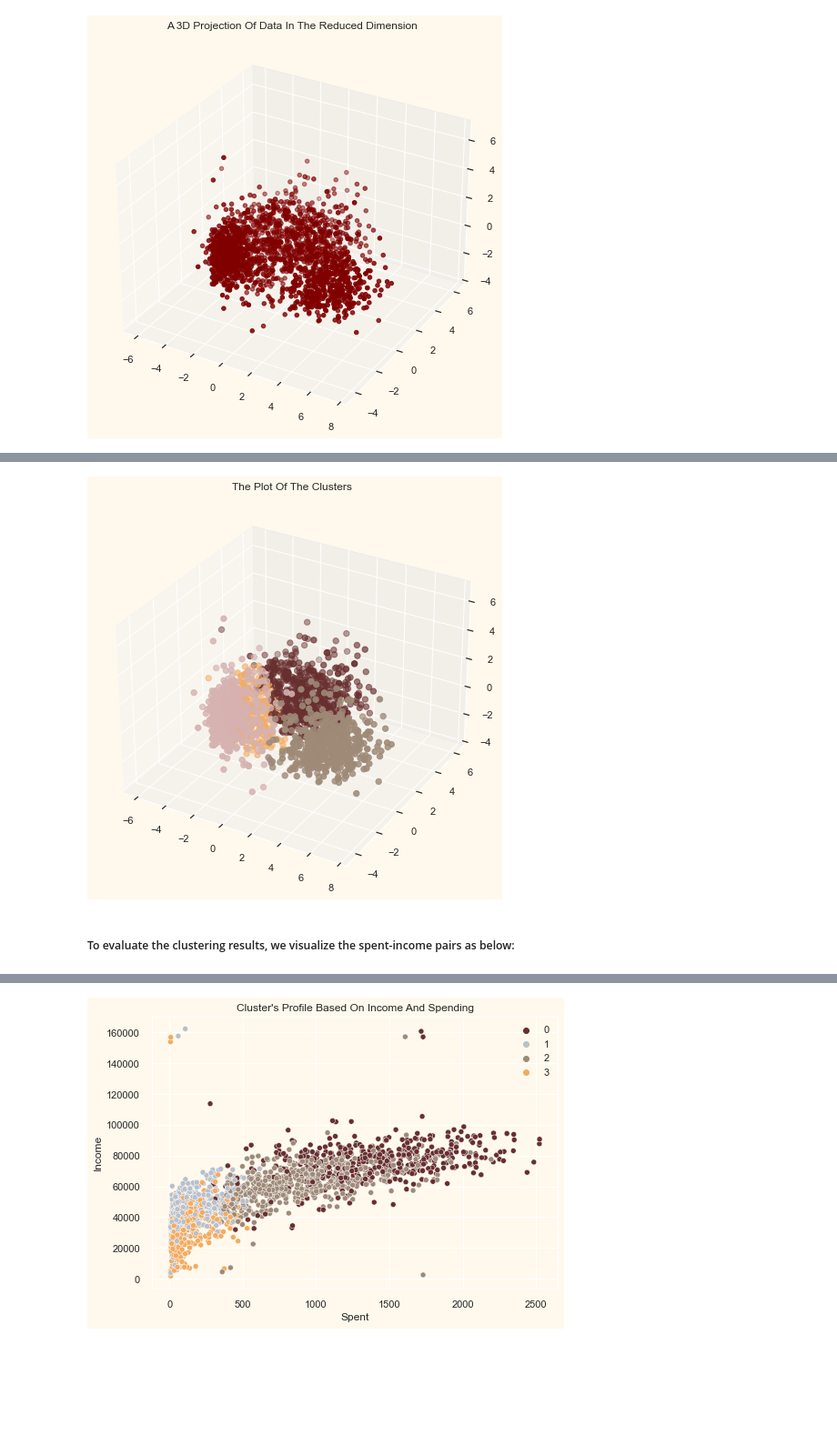
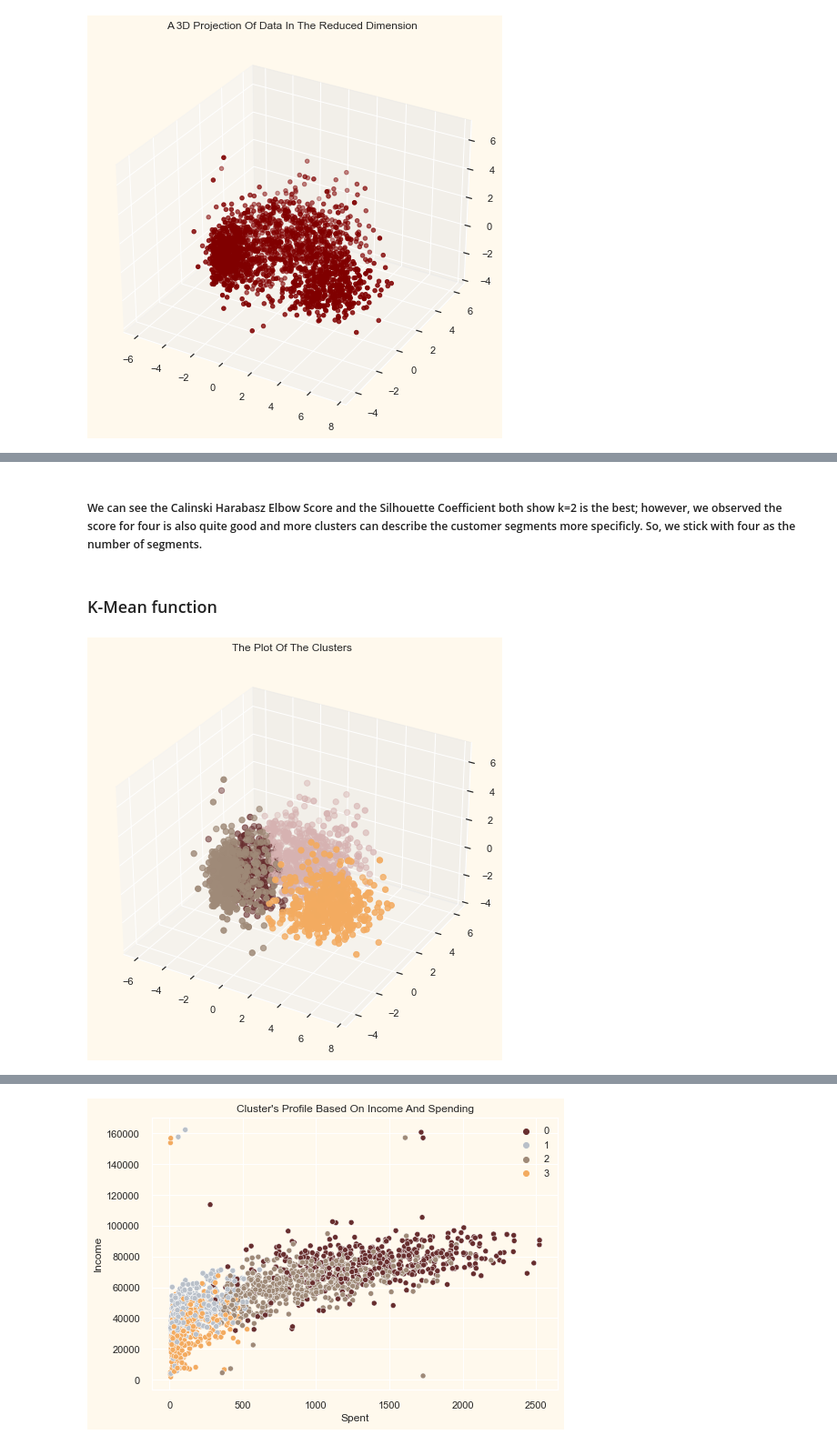
Before and after one commit to lsa108/733-blog, a Jupyter notebook: kmean and hierachical clustering.ipynb, the cells around one changed output, grey strips where cells are left out. Shown at 91% size. Cells and saved outputs as stored; diff of their text form; code cells hidden in the pictures; blank space fills up the shorter version.

```diff
--- a/kmean and hierachical clustering.ipynb
+++ b/kmean and hierachical clustering.ipynb
@@ -334,3 +335,7 @@ sns.despine()
+# %% [markdown]
+##### We can see the Calinski Harabasz Elbow Score and the Silhouette Coefficient both show k=2 is the best; however, we observed the score for four is also quite good and more clusters can describe the customer segments more specificly. So, we stick with four as the number of segments.
+# %% [markdown]
+### K-Mean function
 # %%
 from sklearn.cluster import KMeans
 kmeans = KMeans(n_clusters = 4,init="k-means++", n_init=10, max_iter=300, tol=0.0001, verbose=0, random_state=None, copy_x=True, algorithm="auto")
@@ -338,14 +343,12 @@ label_kmean = kmeans.fit_predict(PCA_ds)
 PCA_ds["Clusters_kmean"] = label_kmean
 #Adding the Clusters feature to the orignal dataframe.
 data["Clusters_kmean"]= label_kmean
-# %%
-#Plotting the clusters
-fig = plt.figure(figsize=(10,8))
-ax = plt.subplot(111, projection='3d', label="bla")
-ax.scatter(x, y, z, s=40, c=PCA_ds["Clusters"], marker='o', cmap = cmap )
-ax.set_title("The Plot Of The Clusters")
-plt.show()
-# %% [output]
-[figure, removed]
-# %% [markdown]
-##### To evaluate the clustering results, we visualize the spent-income pairs as below:
+# %%
+#Plotting the clusters
+fig = plt.figure(figsize=(10,8))
+ax = plt.subplot(111, projection='3d', label="bla")
+ax.scatter(x, y, z, s=40, c=PCA_ds["Clusters_kmean"], marker='o', cmap = cmap )
+ax.set_title("The Plot Of The Clusters")
+plt.show()
+# %% [output]
+[figure, added]
```
Also changed, not shown: parts of 48 cells of this notebook.
